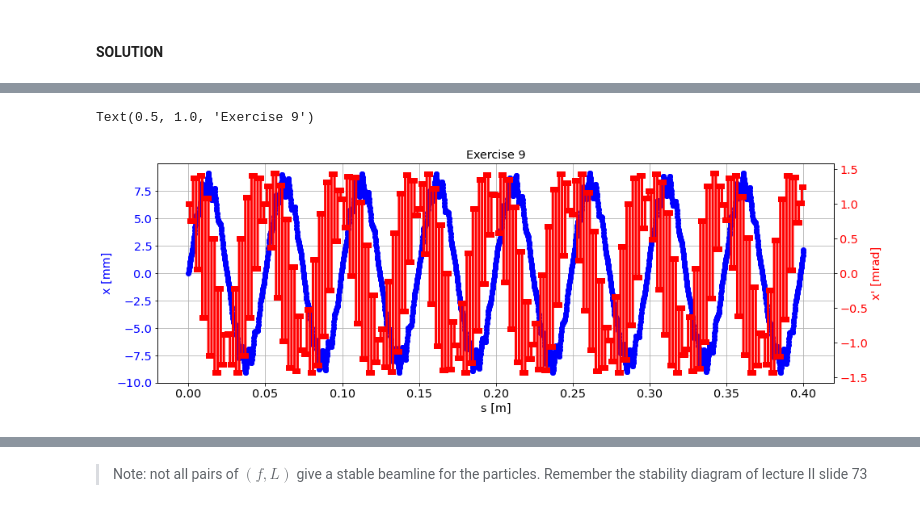
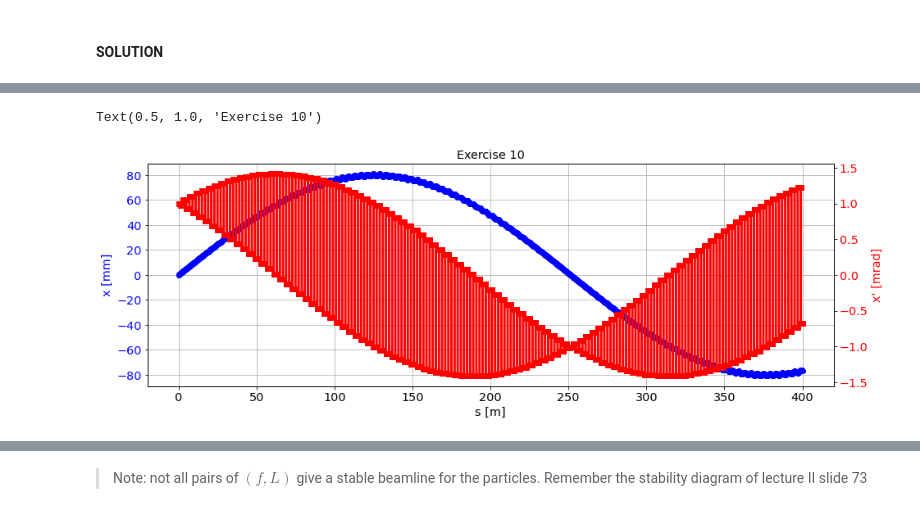
Before and after one commit to tprebiba/accelerators-teaching, a Jupyter notebook: 01_AUTH-2024_Accelerator_Physics/02_Single_Particle_Beamline_SOLUTIONS.ipynb, the cells around one changed output, grey strips where cells are left out. Saved outputs shown, nothing was run; the diff lists cells and outputs as text; code cells hidden in the pictures.

```diff
--- a/01_AUTH-2024_Accelerator_Physics/02_Single_Particle_Beamline_SOLUTIONS.ipynb
+++ b/01_AUTH-2024_Accelerator_Physics/02_Single_Particle_Beamline_SOLUTIONS.ipynb
@@ -114,25 +165,25 @@ Plot the position $x$ and angle $x'$ through 100 cells, play with different valu
 # %%
 # code here your solution...
-f = 4
+
+# very weak focusing
+f = 40
 L = 2
 FODO = 5*D(L/10)+Q(f)+10*D(L/(10))+Q(-f)+5*D(L/10)
 
 X = np.array([[0],
-              [1]])
+              [1e-3]])
 transported_particles = transportParticles(X, 100*FODO)
 
-plt.plot(transported_particles['s']*1e-3, transported_particles['x'], 'o-b', lw=3)
+plt.plot(transported_particles['s'], transported_particles['x']*1e3, 'o-b', lw=3)
 plt.grid(True)
 plt.xlabel('s [m]')
 plt.ylabel('x [mm]', color='b')
 plt.tick_params(axis='y', labelcolor='b')
-
-# instantiate a second axes that shares the same x-axis
 ax2 = plt.twinx()
 plt.ylabel("x' [mrad]", color='r')
 plt.tick_params(axis='y', labelcolor='r')
-plt.plot(transported_particles['s']*1e-3, transported_particles['xp'], 's-r', lw=3)
-plt.title('Exercise 9')
+plt.plot(transported_particles['s'], transported_particles['xp']*1e3, 's-r', lw=3)
+plt.title('Exercise 10')
 # %% [output]
-Text(0.5, 1.0, 'Exercise 9')
+Text(0.5, 1.0, 'Exercise 10')
-[figure, old version]
+[figure, new version]
```
Also changed, not shown: parts of 12 cells of this notebook, 2 other files.
